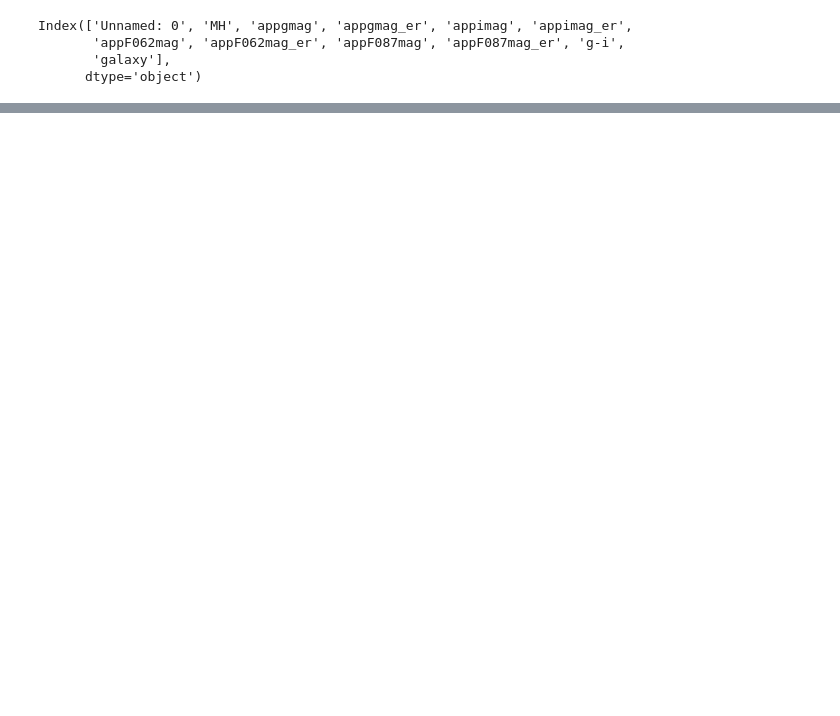
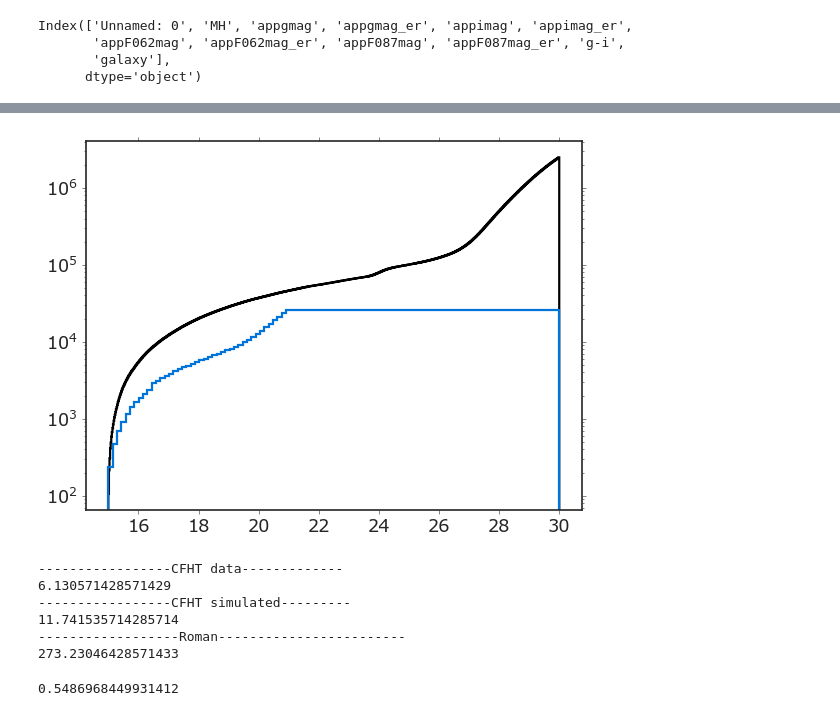
Before and after one commit to caganze/stellarstreams, a Jupyter notebook: notebooks/Visualize MW and M31 Stars.ipynb, the cells around one changed output, grey strips where cells are left out. Drawn from its saved outputs; the diff is of its cells as text; code cells hidden in the pictures; blank space fills up the shorter version.

```diff
--- a/notebooks/Visualize MW and M31 Stars.ipynb
+++ b/notebooks/Visualize MW and M31 Stars.ipynb
@@ -244,0 +249,13 @@ ghj
+# %%
+n, mags=count_pal5_stars(28.69, 24.47)
+# %%
+fig, ax=plt.subplots()
+
+_= plt.hist(df.appF087mag,  histtype='step', log=True, linewidth=2, \
+            label='Total Simulation', bins='auto', linestyle='-', color='k', cumulative=True,
+             range=[15, 30])
+_=plt.hist(mags,   histtype='step', log=True, linewidth=2, \
+            label='Total Simulation', linestyle='-', color='#0074D9', range=[15, 30],
+           cumulative=True, bins='auto')
+# %% [output]
+[figure, added]
@@ -263,3 +282,16 @@ def count_densities(rgc):
 
     print ('------------------Roman------------------------')
     print ((len(df0)/2.8)/1e4)
+# %%
+count_densities('10_20')
+# %% [output]
+-----------------CFHT data-------------
+6.130571428571429
+-----------------CFHT simulated---------
+11.741535714285714
+------------------Roman------------------------
+273.23046428571433
+# %%
+(10/13.5)**2
+# %% [output]
+0.5486968449931412
```
Also changed, not shown: parts of 26 cells of this notebook, 22 other files.
